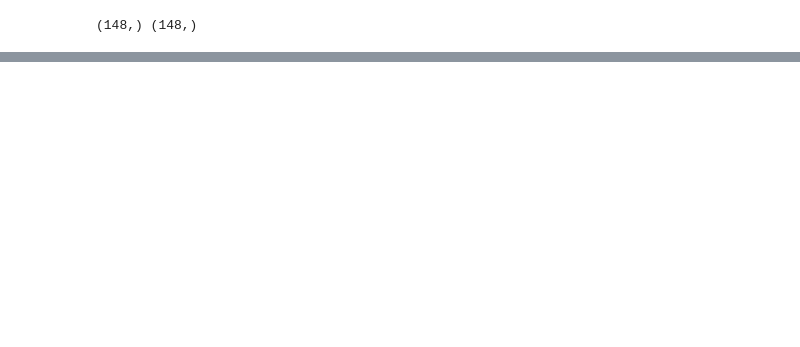
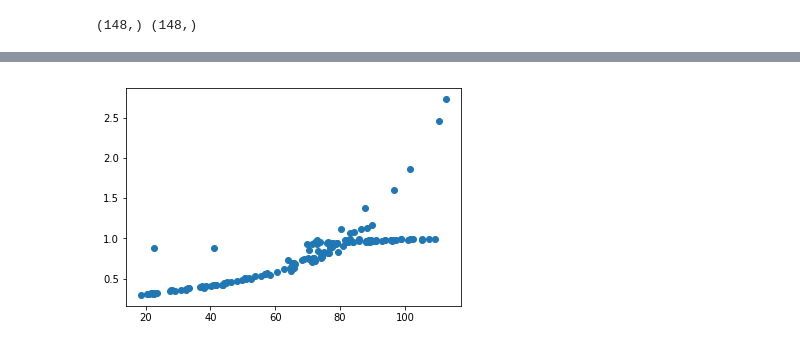
Before and after one commit to rhythmswing/ClimateFragility, a Jupyter notebook: Code/ICM_E.ipynb, the cells around one changed output, grey strips where cells are left out. Cells and saved outputs as stored; diff of their text form; code cells hidden in the pictures; blank space fills up the shorter version.

```diff
--- a/Code/ICM_E.ipynb
+++ b/Code/ICM_E.ipynb
@@ -420,0 +369,5 @@ print(EPI_label[129])
+# %%
+plt.scatter(df_fragile.FSI, (df_fragile.fragility))
+plt.show()
+# %% [output]
+[figure, added]
```
Also changed, not shown: parts of 32 cells of this notebook, 4 other files.
